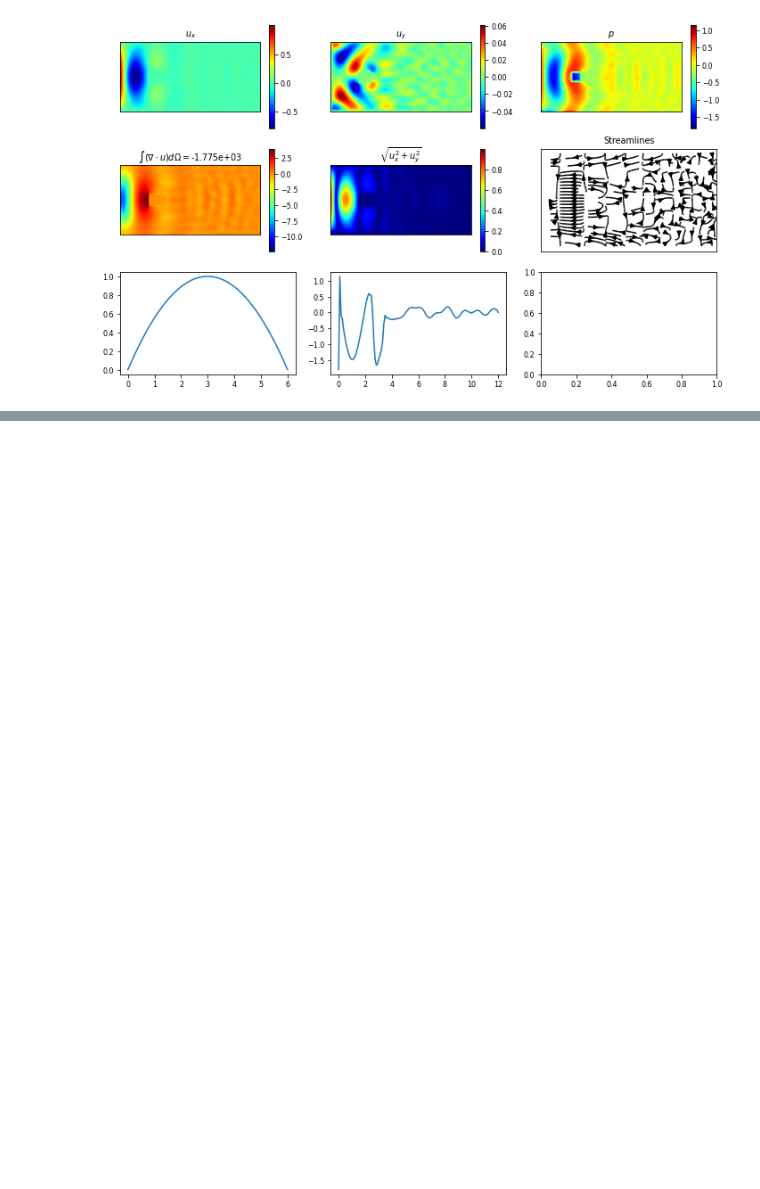
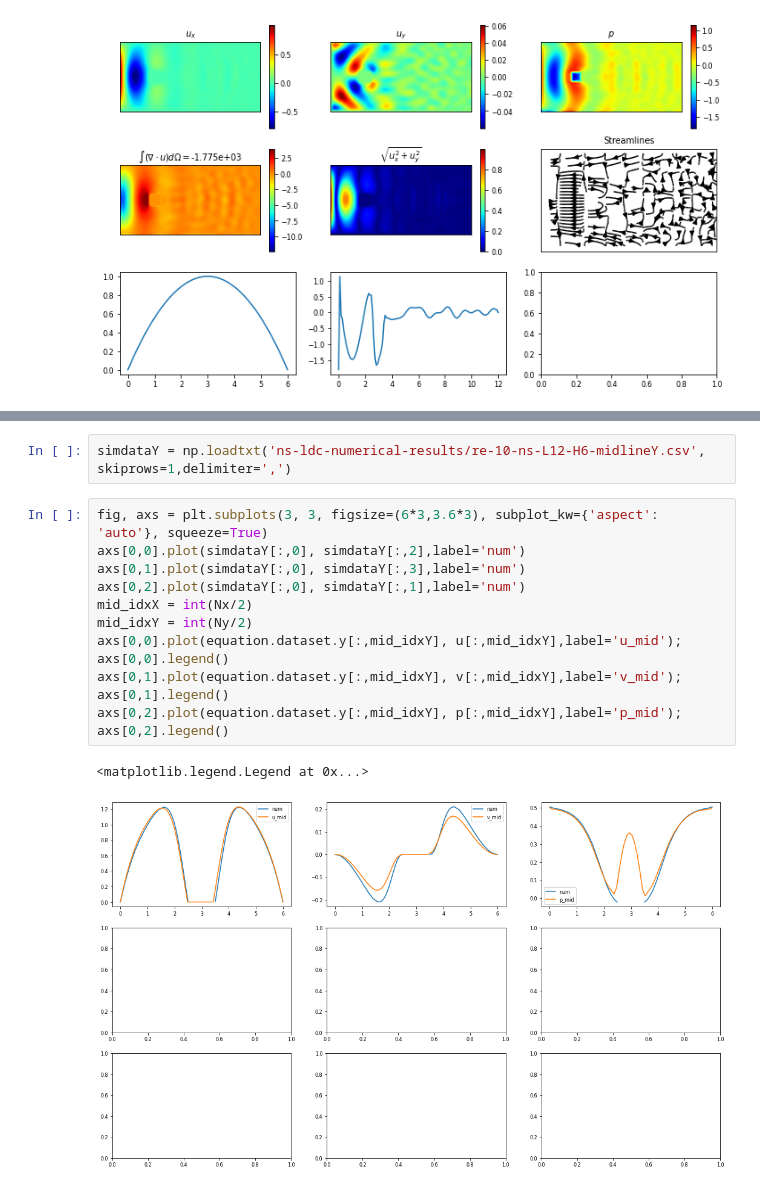
Before and after one commit to adityabalu/DiffNet, a Jupyter notebook: examples/navier-stokes/single_instance/q2_ns_fps_resmin.ipynb, the cells around one changed output, grey strips where cells are left out. Saved outputs shown, nothing was run; the diff lists cells and outputs as text; blank space fills up the shorter version.

```diff
--- a/examples/navier-stokes/single_instance/q2_ns_fps_resmin.ipynb
+++ b/examples/navier-stokes/single_instance/q2_ns_fps_resmin.ipynb
@@ -275,0 +285,15 @@ axs[0,2].plot(equation.dataset.x[mid_idxY,:], p[mid_idxY,:],label='p_mid'); axs[
+# %%
+simdataY = np.loadtxt('ns-ldc-numerical-results/re-10-ns-L12-H6-midlineY.csv', skiprows=1,delimiter=',')
+# %%
+fig, axs = plt.subplots(3, 3, figsize=(6*3,3.6*3), subplot_kw={'aspect': 'auto'}, squeeze=True)
+axs[0,0].plot(simdataY[:,0], simdataY[:,2],label='num')
+axs[0,1].plot(simdataY[:,0], simdataY[:,3],label='num')
+axs[0,2].plot(simdataY[:,0], simdataY[:,1],label='num')
+mid_idxX = int(Nx/2)
+mid_idxY = int(Ny/2)
+axs[0,0].plot(equation.dataset.y[:,mid_idxY], u[:,mid_idxY],label='u_mid'); axs[0,0].legend()
+axs[0,1].plot(equation.dataset.y[:,mid_idxY], v[:,mid_idxY],label='v_mid'); axs[0,1].legend()
+axs[0,2].plot(equation.dataset.y[:,mid_idxY], p[:,mid_idxY],label='p_mid'); axs[0,2].legend()
+# %% [output]
+<matplotlib.legend.Legend at 0x...>
+[figure, added]
```
Also changed, not shown: parts of 9 cells of this notebook, 3 other files.
